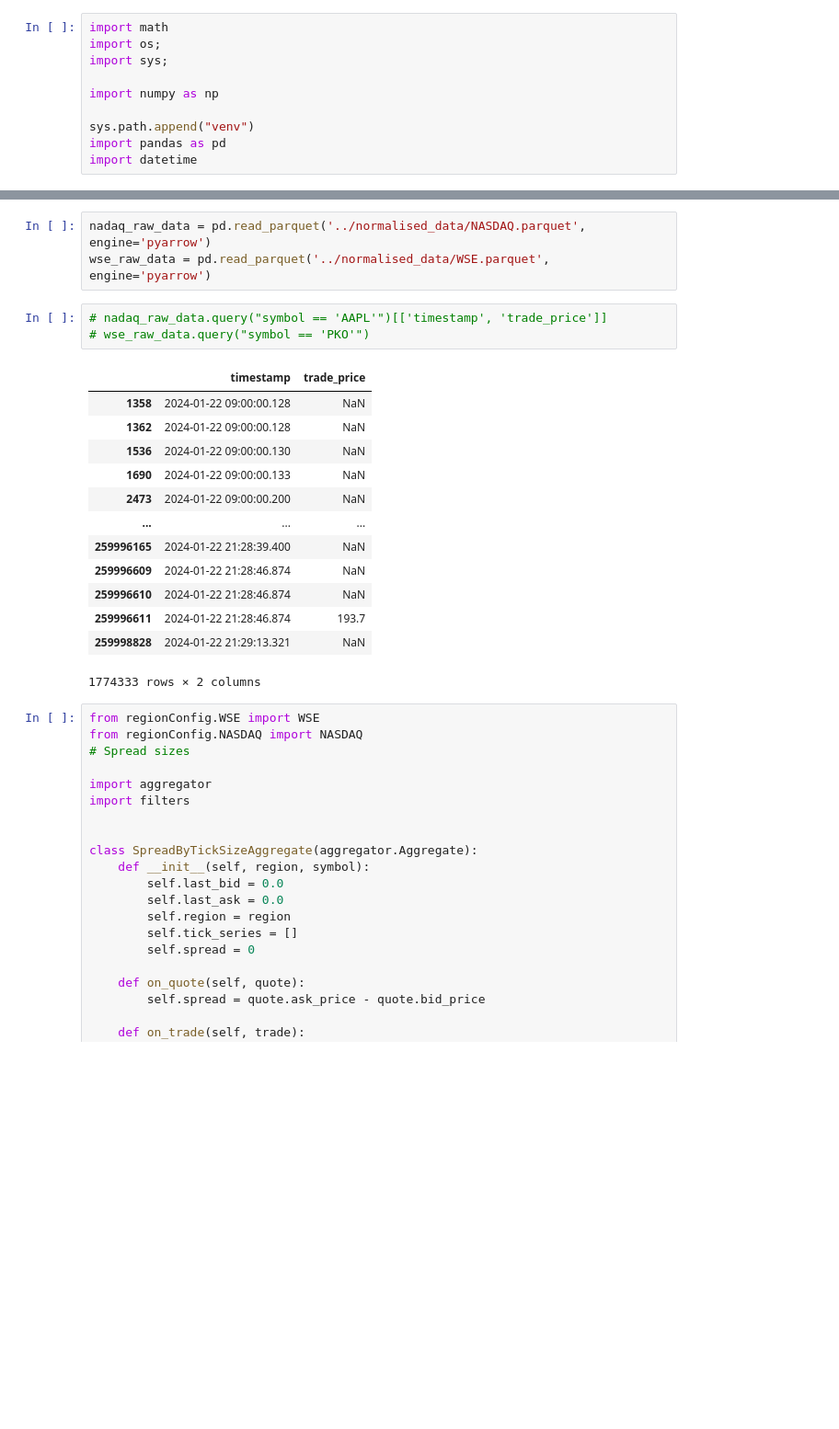
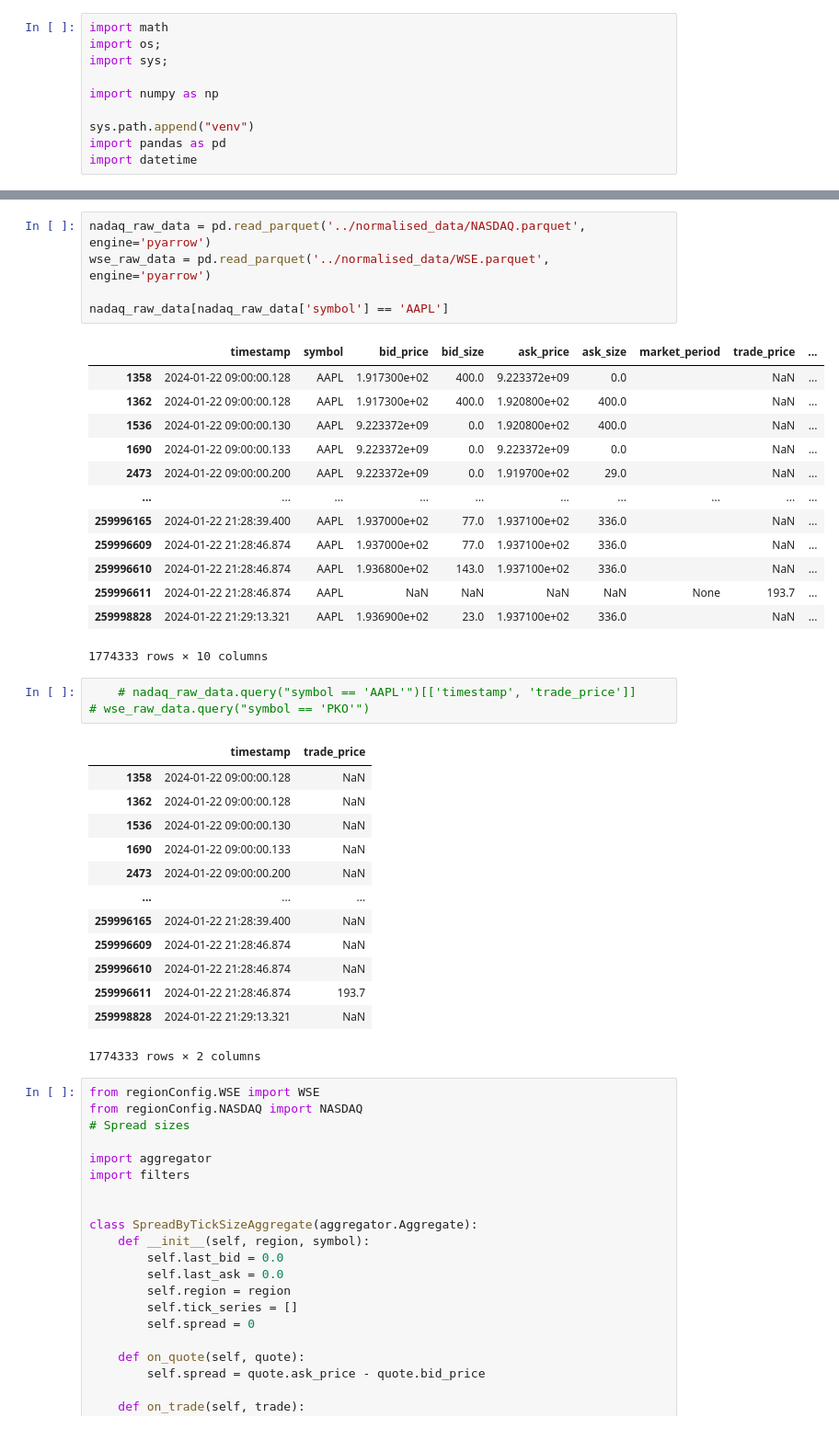
Before and after one commit to mateuszkapka/marketdata, a Jupyter notebook: python/MarketData.ipynb, the cells around one changed output, grey strips where cells are left out. Shown: that part at 92% size. Drawn from its saved outputs; the diff is of its cells as text; blank space fills up the shorter version.

```diff
--- a/python/MarketData.ipynb
+++ b/python/MarketData.ipynb
@@ -29,8 +31,24 @@ df
 # %%
 nadaq_raw_data = pd.read_parquet('../normalised_data/NASDAQ.parquet', engine='pyarrow')
 wse_raw_data = pd.read_parquet('../normalised_data/WSE.parquet', engine='pyarrow')
+
+nadaq_raw_data[nadaq_raw_data['symbol'] == 'AAPL']
+# %% [output]
+|  | timestamp | symbol | bid_price | bid_size | ask_price | ask_size | market_period | trade_price | ... |
+| 1358 | 2024-01-22 09:00:00.128 | AAPL | 1.917300e+02 | 400.0 | 9.223372e+09 | 0.0 |  | NaN | ... |
+| 1362 | 2024-01-22 09:00:00.128 | AAPL | 1.917300e+02 | 400.0 | 1.920800e+02 | 400.0 |  | NaN | ... |
+| 1536 | 2024-01-22 09:00:00.130 | AAPL | 9.223372e+09 | 0.0 | 1.920800e+02 | 400.0 |  | NaN | ... |
+| 1690 | 2024-01-22 09:00:00.133 | AAPL | 9.223372e+09 | 0.0 | 9.223372e+09 | 0.0 |  | NaN | ... |
+| 2473 | 2024-01-22 09:00:00.200 | AAPL | 9.223372e+09 | 0.0 | 1.919700e+02 | 29.0 |  | NaN | ... |
+| ... | ... | ... | ... | ... | ... | ... | ... | ... | ... |
+| 259996165 | 2024-01-22 21:28:39.400 | AAPL | 1.937000e+02 | 77.0 | 1.937100e+02 | 336.0 |  | NaN | ... |
+| 259996609 | 2024-01-22 21:28:46.874 | AAPL | 1.937000e+02 | 77.0 | 1.937100e+02 | 336.0 |  | NaN | ... |
+| 259996610 | 2024-01-22 21:28:46.874 | AAPL | 1.936800e+02 | 143.0 | 1.937100e+02 | 336.0 |  | NaN | ... |
+| 259996611 | 2024-01-22 21:28:46.874 | AAPL | NaN | NaN | NaN | NaN | None | 193.7 | ... |
+| 259998828 | 2024-01-22 21:29:13.321 | AAPL | 1.936900e+02 | 23.0 | 1.937100e+02 | 336.0 |  | NaN | ... |
+1774333 rows × 10 columns
 # %%
-# nadaq_raw_data.query("symbol == 'AAPL'")[['timestamp', 'trade_price']]
+    # nadaq_raw_data.query("symbol == 'AAPL'")[['timestamp', 'trade_price']]
 # wse_raw_data.query("symbol == 'PKO'")
 # %% [output]
 |  | timestamp | trade_price |
```
Also changed, not shown: parts of 1 cell of this notebook, 13 other files.
